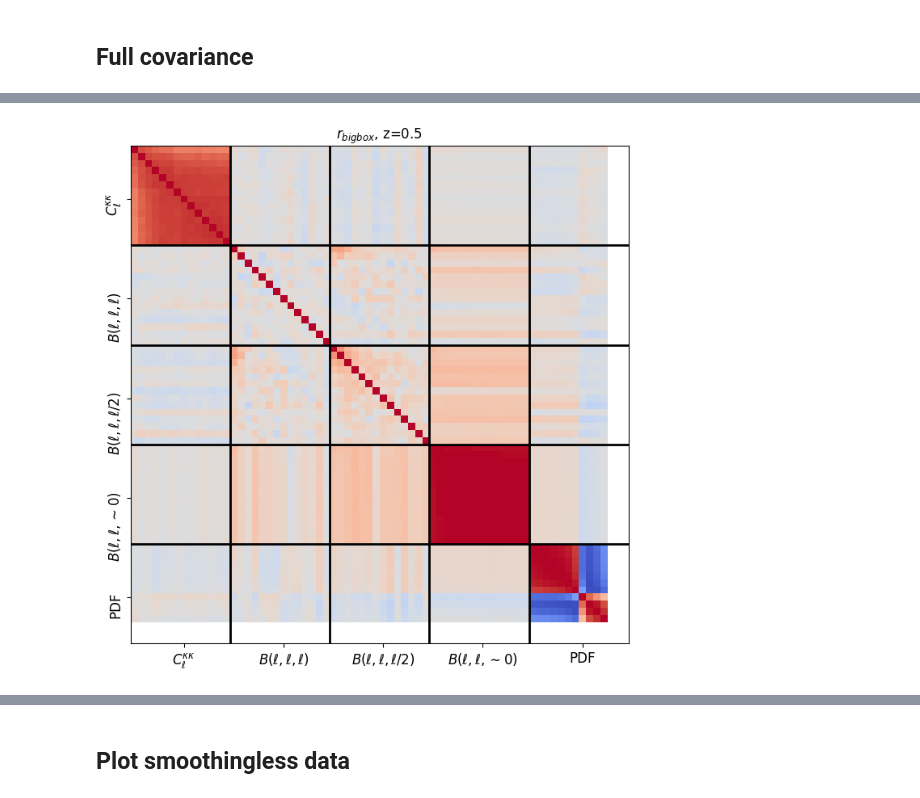
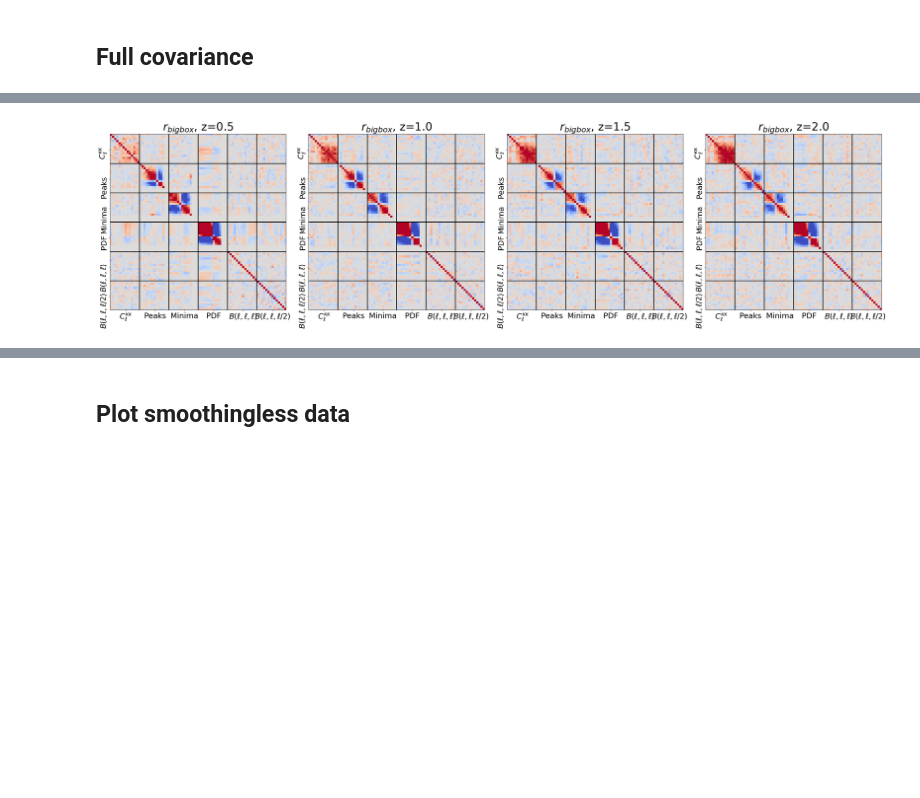
Before and after one commit to atokiwaipmu/LensingSSC, a Jupyter notebook: notebook/plot.ipynb, the cells around one changed output, grey strips where cells are left out. Drawn from its saved outputs; the diff is of its cells as text; code cells hidden in the pictures; blank space fills up the shorter version.

```diff
--- a/notebook/plot.ipynb
+++ b/notebook/plot.ipynb
@@ -149,0 +46,16 @@ array([[3.21537709e-01, 5.80764395e-01, 1.12751508e+00, ...,
+# %%
+def dir_from_path(dir_results, data_path):
+    source_redshift, smoothing_length, survey = parse_file_name(data_path)
+    if smoothing_length is None:
+        dir_cov = os.path.join(dir_results, f"zs{source_redshift:.1f}", "patch_flat")
+    elif survey is None:
+        dir_cov = os.path.join(dir_results, f"zs{source_redshift:.1f}", f"sl{smoothing_length}", "patch_flat")
+    else:
+        dir_cov = os.path.join(dir_results, f"zs{source_redshift:.1f}", f"sl{smoothing_length}", f"{survey}", "patch_flat")
+
+    return dir_cov
+
+def load_covariance(dir_results, data_path):
+    dir_cov = dir_from_path(dir_results, data_path)
+    data_cov = np.load(os.path.join(dir_cov, "covariance", "cov_full.npz"))
+    return data_cov["cov_full"], data_cov["correlation"], data_cov["diagonal_terms"]
@@ -165,32 +181,37 @@ correlation_full_bigbox = np.array([cov_full_bigbox[i] / np.sqrt(np.diag(cov_ful
 # %%
-from matplotlib.colors import LogNorm
-
-# Compute the matrix to plot
-matrix = correlation_full_bigbox[0]
-
 # Define the labels for each statistics block
-labels = [r'$C^{\kappa\kappa}_{\ell}$', r'$B(\ell, \ell, \ell)$', r'$B(\ell, \ell, \ell/2)$', r'$B(\ell, \ell, \sim0)$', 'PDF']
+labels = [r'$C^{\kappa\kappa}_{\ell}$',
+          "Peaks",
+          "Minima",
+          "PDF",
+          r'$B(\ell, \ell, \ell)$',
+          r'$B(\ell, \ell, \ell/2)$']
 
 # Create the plot
-plt.figure(figsize=(8, 8))
-plt.imshow(matrix, cmap='coolwarm', vmin=-1, vmax=1)
+fig, axes = plt.subplots(1, 4, figsize=(32, 8))
 
-# Add labels and title
-plt.title(r"$r_{bigbox}$"+f", z={zs_list[0]}", fontsize=12)
+for idx, ax in enumerate(axes.flat):
+    matrix = np.nan_to_num(correlation_bigbox[idx][:-14, :-14])
 
-# Define tick positions and labels
-tick_positions = [7 + 14 * i for i in range(5)]  # Center positions of each 14x14 block
+    im = ax.imshow(matrix, cmap='coolwarm', vmin=-0.5, vmax=0.5)
 
-plt.xticks(tick_positions, labels, fontsize=12)
-plt.yticks(tick_positions, labels, fontsize=12, rotation=90, ha='right')
+    tick_positions = [7 + 14 * i for i in range(len(labels))]  # Center positions of each 14x14 block
 
-# Add grid lines to separate statistics
-num_blocks = 70 // 14  # There are 5 blocks
-for i in range(1, num_blocks):
-    plt.axhline(y=i * 14 - 0.5, color='black', linewidth=2)
-    plt.axvline(x=i * 14 - 0.5, color='black', linewidth=2)
+    ax.set_title(r"$r_{bigbox}$"+f", z={zs_list[idx]}", fontsize=32)
+
+    ax.set_xticks(tick_positions)
+    ax.set_yticks(tick_positions)
+    ax.set_xticklabels(labels, fontsize=22)
+    ax.set_yticklabels(labels, fontsize=22, rotation=90, ha='right')
+
+
+    # Add grid lines to separate statistics
+    for i in range(1, len(labels)):
+        ax.axhline(y=i * 14 - 0.5, color='black', linewidth=2)
+        ax.axvline(x=i * 14 - 0.5, color='black', linewidth=2)
 
 # Show the plot
+plt.tight_layout()
 plt.show()
 # %% [output]
-[figure, old version]
+[figure, new version]
```
Also changed, not shown: parts of 29 cells of this notebook, 30 other files.
